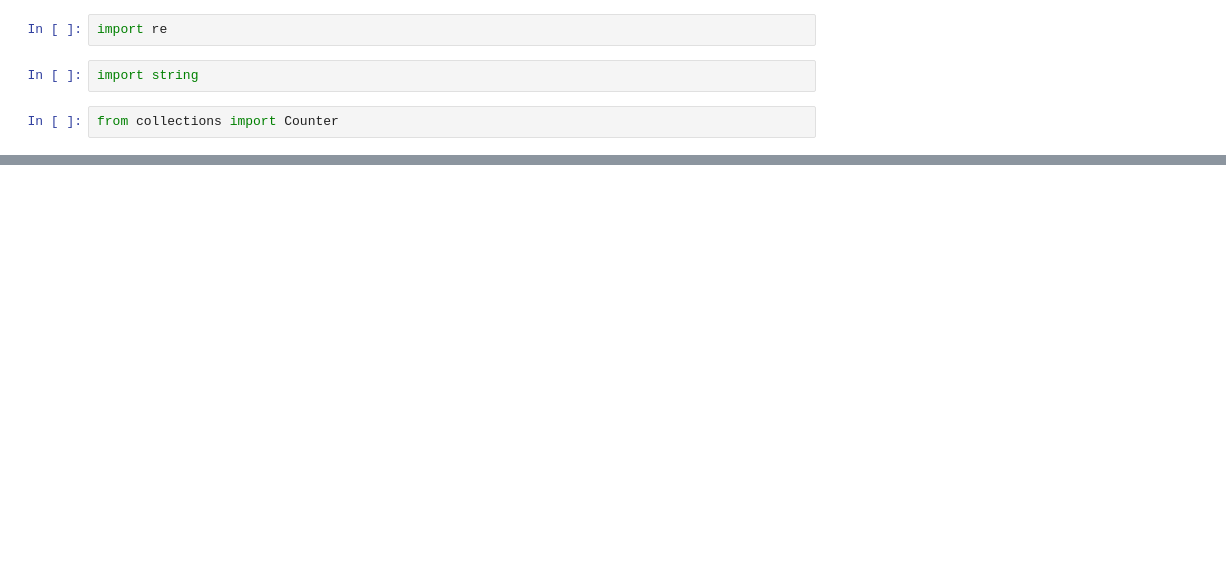
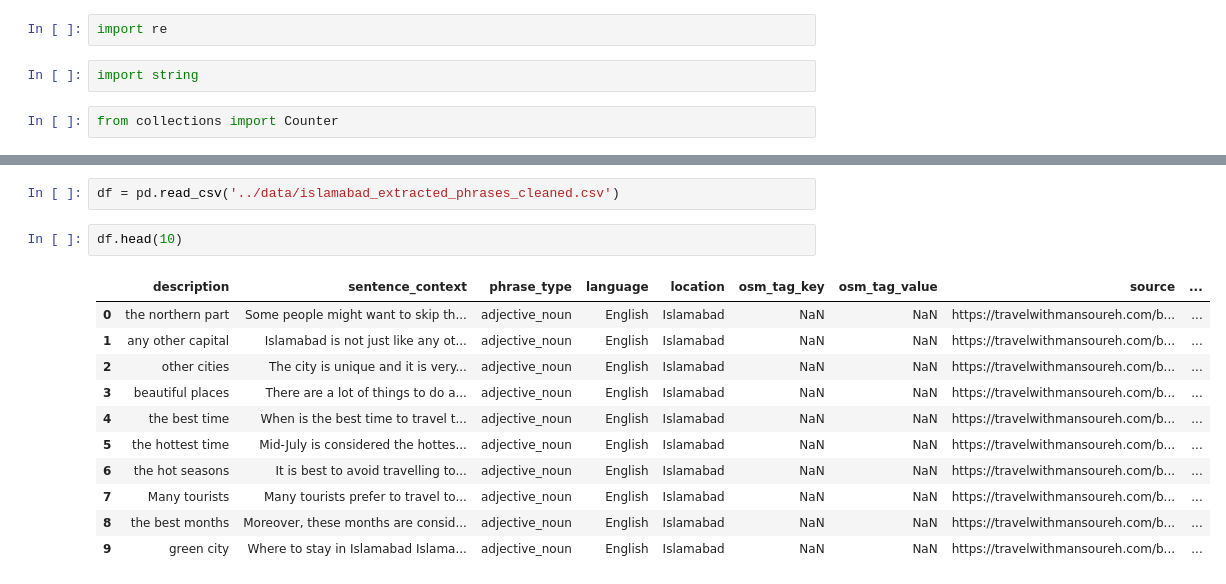
Before and after one commit to phaze7r/geospatial-tagging-thesis, a Jupyter notebook: notebooks/01_isb_phrases_preparation.ipynb, the cells around one changed output, grey strips where cells are left out. Saved outputs shown, nothing was run; the diff lists cells and outputs as text; blank space fills up the shorter version.

```diff
--- a/notebooks/01_isb_phrases_preparation.ipynb
+++ b/notebooks/01_isb_phrases_preparation.ipynb
@@ -14,0 +252,16 @@ ValueError: numpy.dtype size changed, may indicate binary incompatibility. Expec
+# %%
+df = pd.read_csv('../data/islamabad_extracted_phrases_cleaned.csv')
+# %%
+df.head(10)
+# %% [output]
+|  | description | sentence_context | phrase_type | language | location | osm_tag_key | osm_tag_value | source | ... |
+| 0 | the northern part | Some people might want to skip th... | adjective_noun | English | Islamabad | NaN | NaN | https://travelwithmansoureh.com/b... | ... |
+| 1 | any other capital | Islamabad is not just like any ot... | adjective_noun | English | Islamabad | NaN | NaN | https://travelwithmansoureh.com/b... | ... |
+| 2 | other cities | The city is unique and it is very... | adjective_noun | English | Islamabad | NaN | NaN | https://travelwithmansoureh.com/b... | ... |
+| 3 | beautiful places | There are a lot of things to do a... | adjective_noun | English | Islamabad | NaN | NaN | https://travelwithmansoureh.com/b... | ... |
+| 4 | the best time | When is the best time to travel t... | adjective_noun | English | Islamabad | NaN | NaN | https://travelwithmansoureh.com/b... | ... |
+| 5 | the hottest time | Mid-July is considered the hottes... | adjective_noun | English | Islamabad | NaN | NaN | https://travelwithmansoureh.com/b... | ... |
+| 6 | the hot seasons | It is best to avoid travelling to... | adjective_noun | English | Islamabad | NaN | NaN | https://travelwithmansoureh.com/b... | ... |
+| 7 | Many tourists | Many tourists prefer to travel to... | adjective_noun | English | Islamabad | NaN | NaN | https://travelwithmansoureh.com/b... | ... |
+| 8 | the best months | Moreover, these months are consid... | adjective_noun | English | Islamabad | NaN | NaN | https://travelwithmansoureh.com/b... | ... |
+| 9 | green city | Where to stay in Islamabad Islama... | adjective_noun | English | Islamabad | NaN | NaN | https://travelwithmansoureh.com/b... | ... |
```
Also changed, not shown: parts of 21 cells of this notebook, 2 other files.
